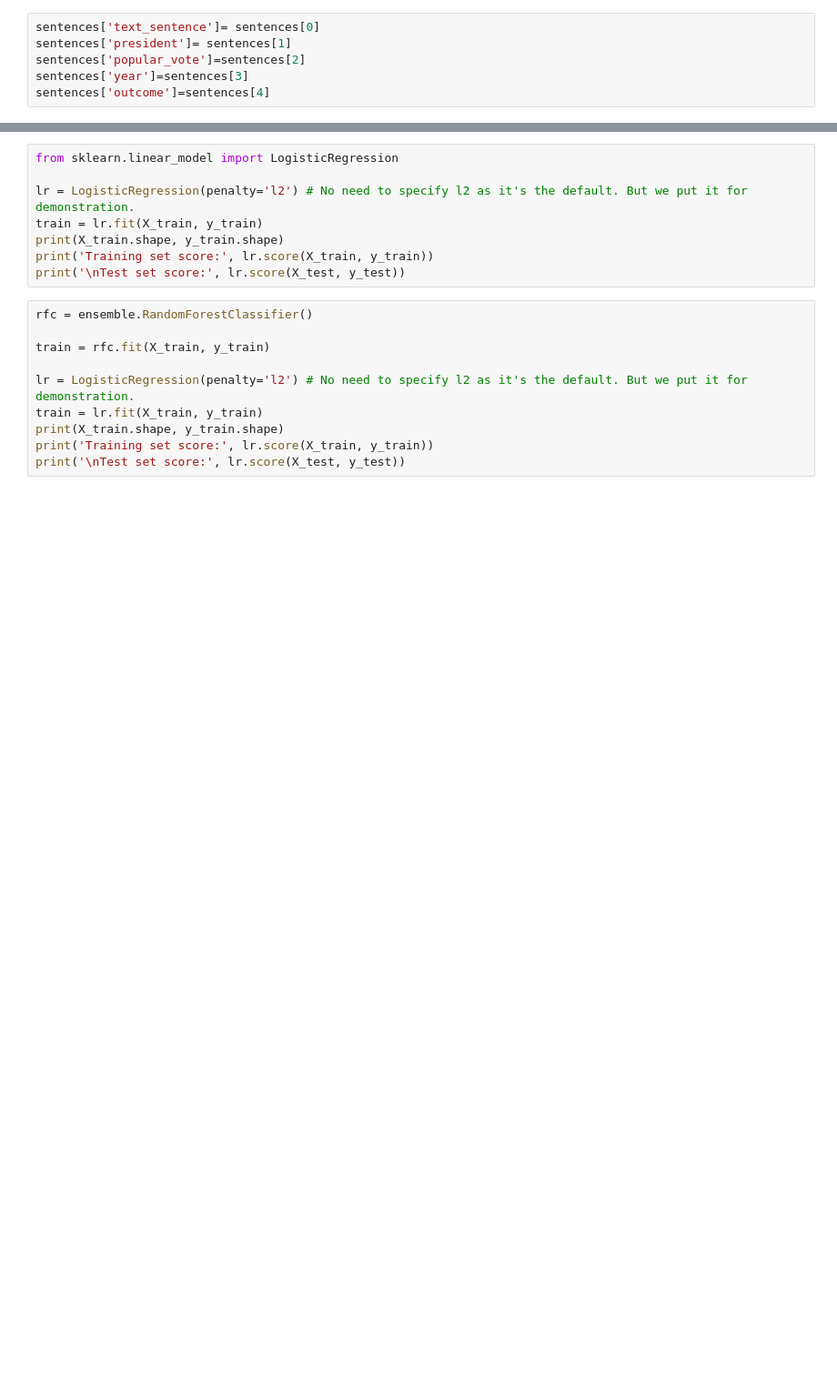
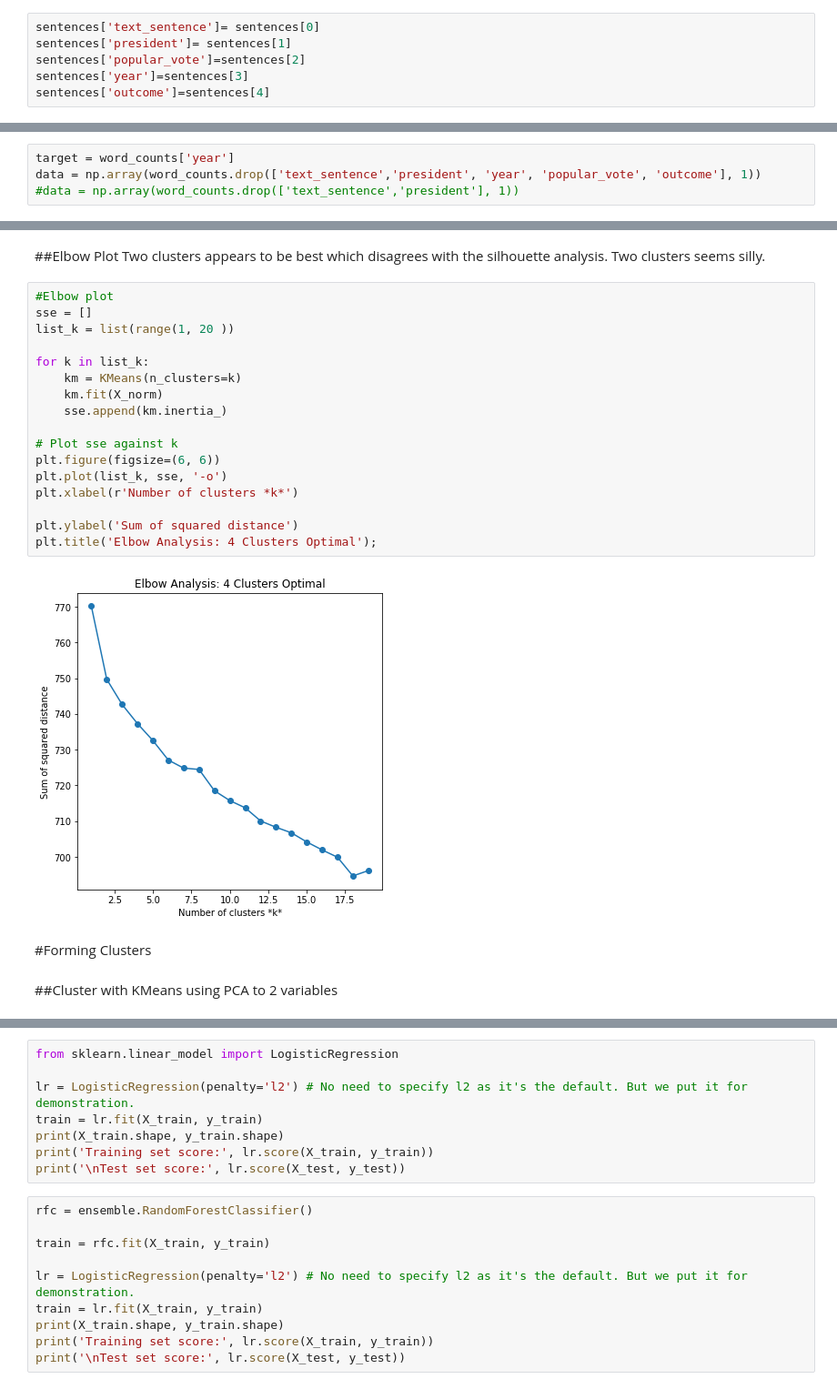
Before and after one commit to harr1582/Presidential-SOTU, a Jupyter notebook: Presidential_SOTUs.ipynb, the cells around one changed output, grey strips where cells are left out. Shown at 91% size. Drawn from its saved outputs; the diff is of its cells as text; blank space fills up the shorter version.

```diff
--- a/Presidential_SOTUs.ipynb
+++ b/Presidential_SOTUs.ipynb
@@ -436,0 +331,4 @@ len(X_norm)
+# %%
+target = word_counts['year']
+data = np.array(word_counts.drop(['text_sentence','president', 'year', 'popular_vote', 'outcome'], 1))
+#data = np.array(word_counts.drop(['text_sentence','president'], 1))
@@ -436,0 +544,26 @@ len(X_norm)
+# %% [markdown]
+##Elbow Plot
+Two clusters appears to be best which disagrees with the silhouette analysis. Two clusters seems silly.
+# %%
+#Elbow plot
+sse = []
+list_k = list(range(1, 20 ))
+
+for k in list_k:
+    km = KMeans(n_clusters=k)
+    km.fit(X_norm)
+    sse.append(km.inertia_)
+
+# Plot sse against k
+plt.figure(figsize=(6, 6))
+plt.plot(list_k, sse, '-o')
+plt.xlabel(r'Number of clusters *k*')
+
+plt.ylabel('Sum of squared distance')
+plt.title('Elbow Analysis: 4 Clusters Optimal');
+# %% [output]
+[figure, added]
+# %% [markdown]
+#Forming Clusters
+# %% [markdown]
+##Cluster with KMeans using PCA to 2 variables
```
Also changed, not shown: parts of 100 cells of this notebook.
